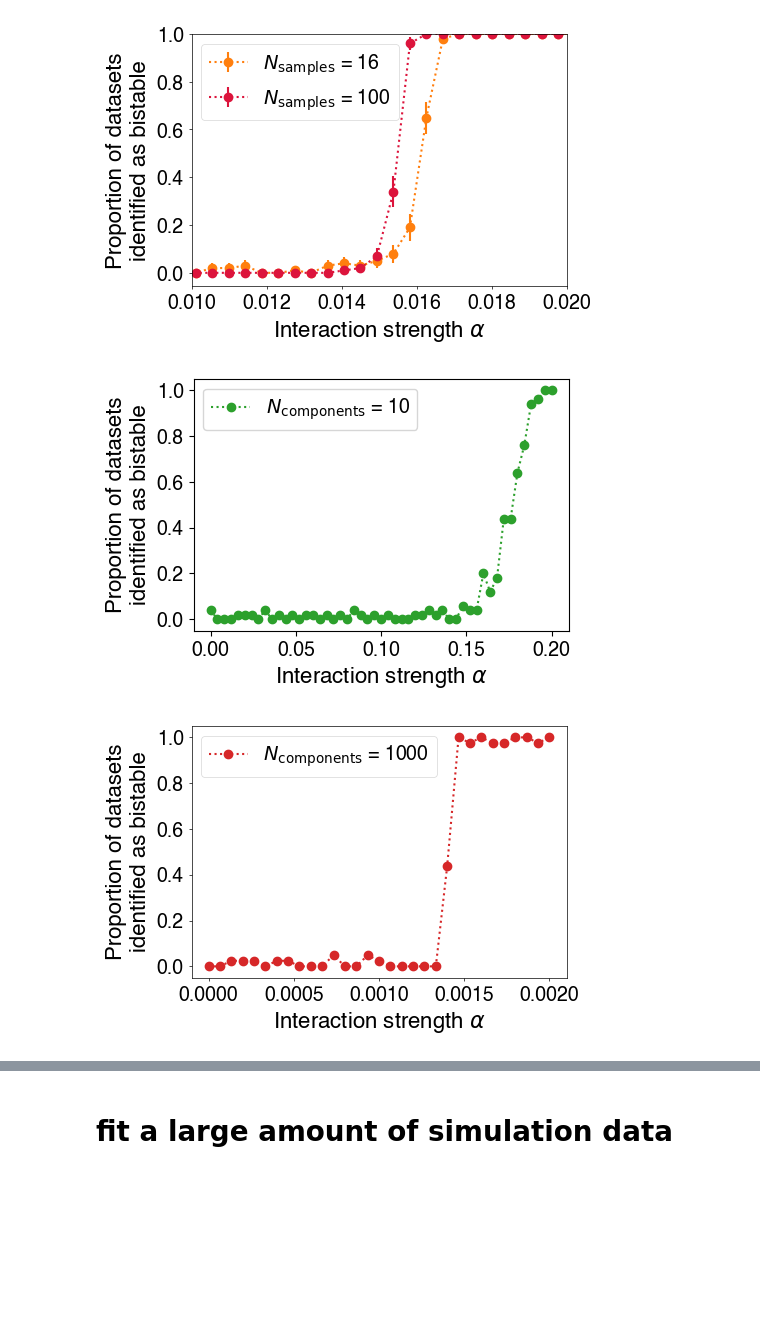
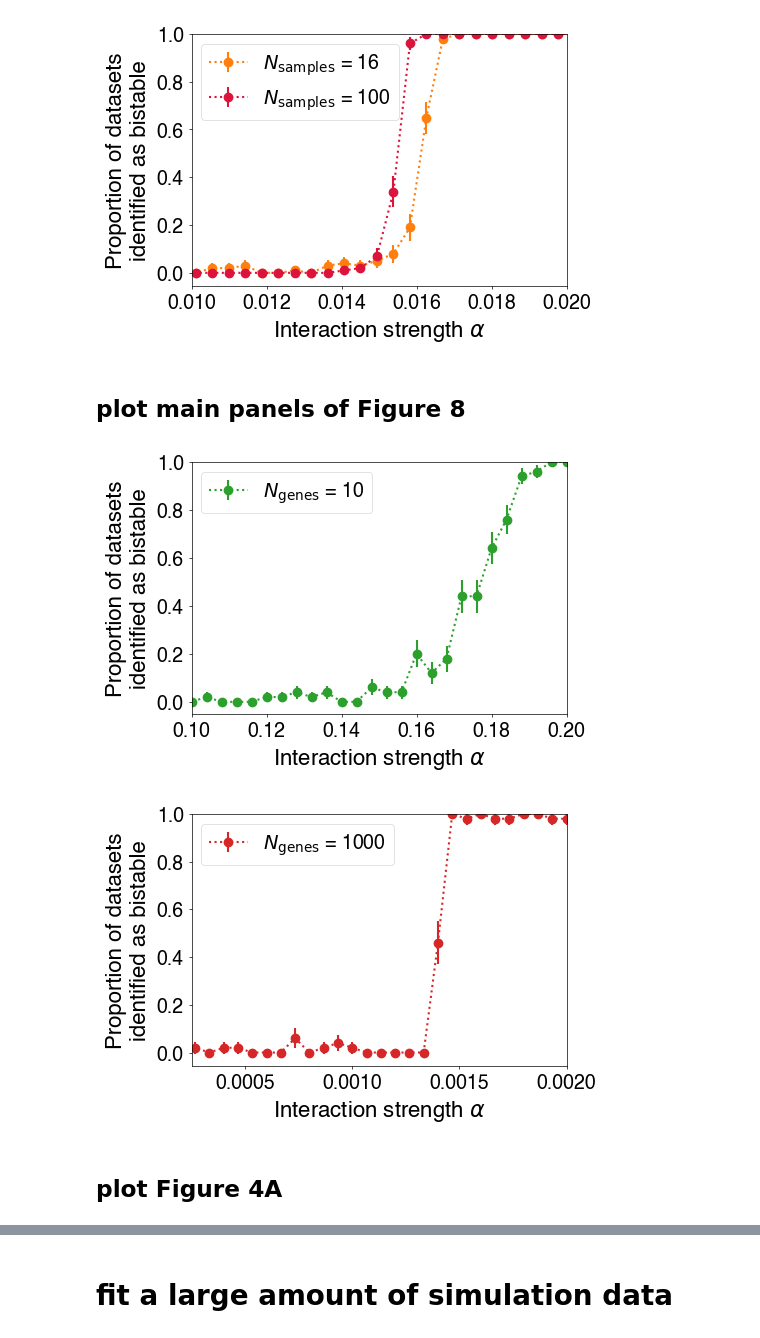
Before and after one commit to Collective-Logic-Lab/landau, a Jupyter notebook: landau/landau-simulation-analysis.ipynb, the cells around one changed output, grey strips where cells are left out. Cells and saved outputs as stored; diff of their text form; code cells hidden in the pictures; blank space fills up the shorter version.

Commit message:
update jupyter notebooks for making plots in paper

```diff
--- a/landau/landau-simulation-analysis.ipynb
+++ b/landau/landau-simulation-analysis.ipynb
@@ -228,18 +218,0 @@ df10[df10['bistable index']!=0]
-# %%
-xmin = 0.01
-for d,Nsamples in zip([df,dfLarge],[16,100]):
-    plt.figure()
-    d.dropna().groupby('mu').mean()['landau transition identified'].plot(
-        ls=':',marker='o',label='$N_\mathrm{{s}}$ = {} landau'.format(Nsamples))
-    d.dropna().groupby('mu').mean()['gaussian unconstrained transition identified'].plot(
-        ls=':',marker='o',label='$N_\mathrm{{s}}$ = {} gaussian'.format(Nsamples))
-    d.dropna().groupby('mu').mean()['gaussian PC transition identified'].plot(
-        ls=':',marker='o',label='$N_\mathrm{{s}}$ = {} gaussian PC'.format(Nsamples))
-    #dfLargeSample.groupby('mu').mean()['landau transition identified'].plot(
-    #    ls=':',marker='o',label='$N_\mathrm{samples}$ = 100')
-    plt.xlabel('Interaction strength $\mu$')
-    plt.ylabel('Proportion of trials in which \n transition is identified')
-    plt.axis(ymax=1,xmin=xmin)
-    plt.legend(loc=4)
-    plt.subplots_adjust(bottom=0.15,top=0.95,left=0.15,right=0.95)
-    #plt.savefig('210806_transition_identification_vs_mu.pdf')
@@ -264,21 +235,27 @@ makePretty(leg)
 plt.savefig('230413_transition_identification_vs_mu.pdf')
 # %% [output]
 [figure]
+# %% [markdown]
+## plot main panels of Figure 8
 # %%
 # 2023/4/12 plot for varying Ncomponents
-#xmin,xmax = 0.01,0.02
-for d,Ncomponents,color in zip([df10,df1000],[10,1000],['C2','C3']):
+for d,Ncomponents,color,xRange in zip([df10,df1000],[10,1000],['C2','C3'],[(0.1,0.2),(0.00025,0.002)]):
     plt.figure(figsize=(5,3.25))
-    d.dropna().groupby('mu').mean()['landau transition identified'].plot(
-        ls=':',marker='o',label='$N_\mathrm{{components}}$ = {}'.format(Ncomponents),color=color)
+    means = d.dropna().groupby('mu').mean()['landau transition identified']
+    bootstrapped_vars = means*(1.-means)/len(means)
+    plt.errorbar(means.index,means,yerr=np.sqrt(bootstrapped_vars),
+        ls=':',marker='o',label='$N_\mathrm{{genes}}$ = {}'.format(Ncomponents),color=color)
     plt.xlabel('Interaction strength $\\alpha$')
     plt.ylabel('Proportion of datasets\nidentified as bistable')
-    #plt.axis(ymax=1,xmin=xmin,xmax=xmax)
+    plt.axis(ymax=1,xmin=xRange[0],xmax=xRange[1])
     leg = plt.legend(loc=2,fontsize=14)
     plt.subplots_adjust(bottom=0.175,top=0.95,left=0.2,right=0.95)
-makePretty(leg)
+    makePretty(leg)
+    plt.savefig('230414_transition_identification_vs_mu_Nc{}_Ns16_landau.pdf'.format(Ncomponents))
 # %% [output]
-[figure, old version]
+[figure, new version]
-[figure, old version]
+[figure, new version]
+# %% [markdown]
+## plot Figure 4A
 # %%
 xmin,xmax = 0.01,0.02
```
Also changed, not shown: parts of 27 cells of this notebook, 5 other files.
